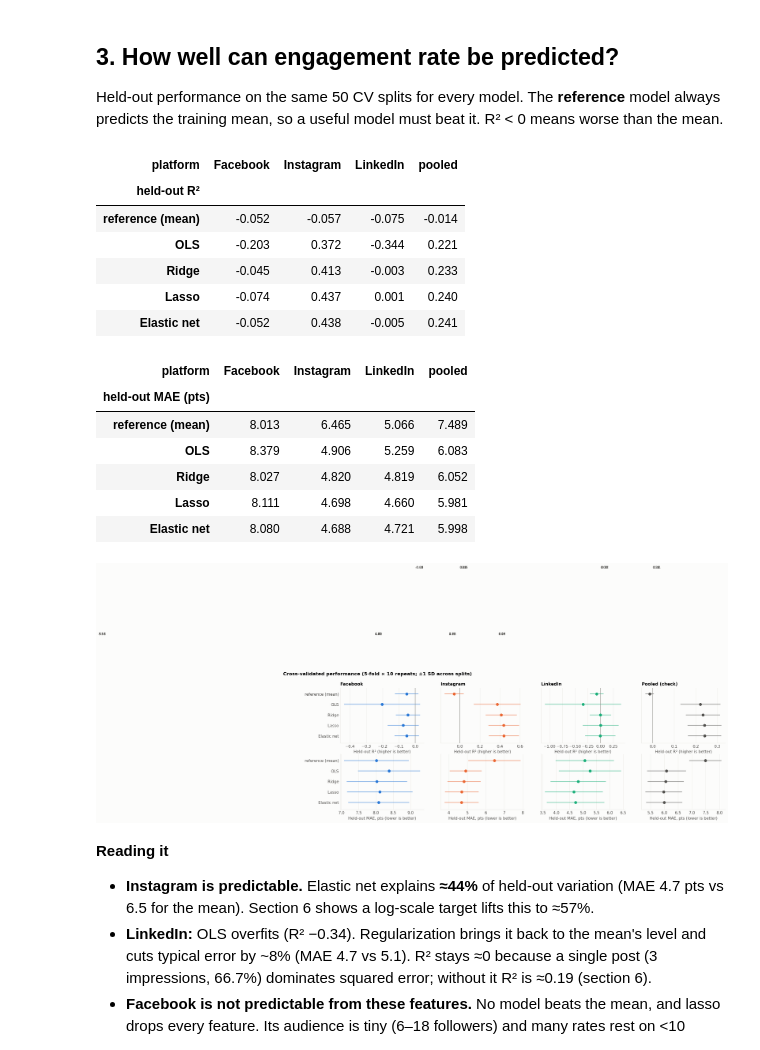
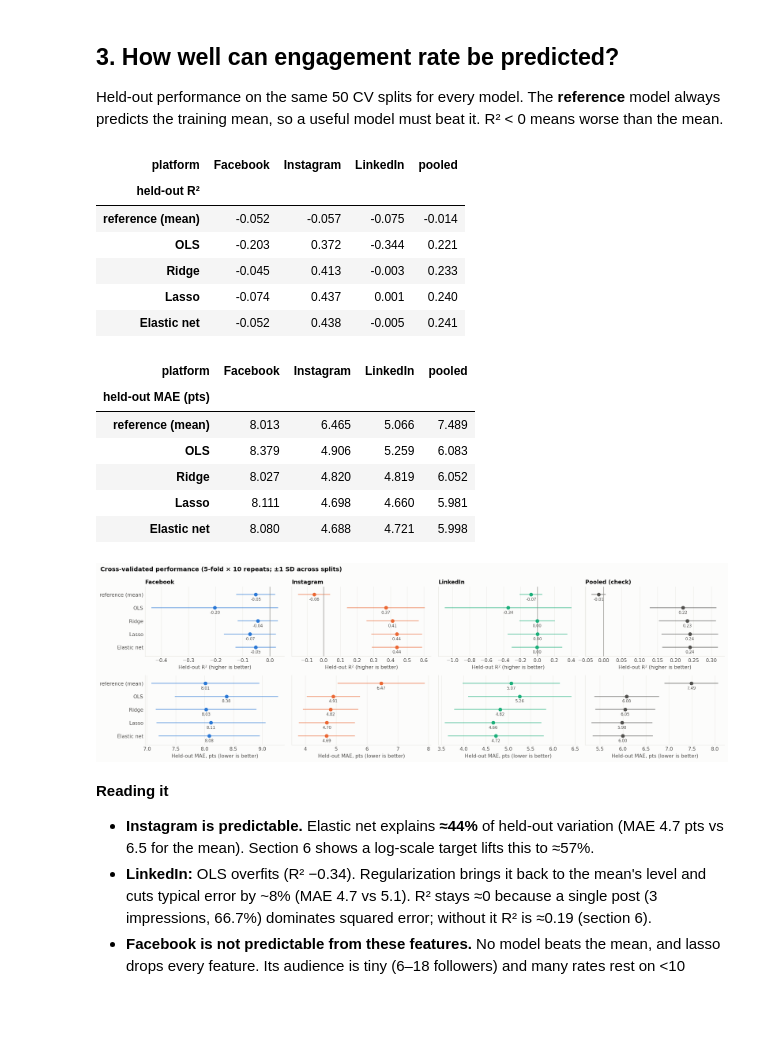
Before and after one commit to GraceSchmidt1/MSDS-Capstone-26, a Jupyter notebook: notebooks/02_regression_engagement_rate.ipynb, the cells around one changed output. Saved outputs shown, nothing was run; the diff lists cells and outputs as text; code cells hidden in the pictures; blank space fills up the shorter version.

Commit message:
Housekeeping: requirements.txt; notebook 02 redraws the CV chart

```diff
--- a/notebooks/02_regression_engagement_rate.ipynb
+++ b/notebooks/02_regression_engagement_rate.ipynb
@@ -125,28 +125,33 @@ training mean, so a useful model must beat it. R² < 0 means worse than the mean
 # %%
 cv = read(MAIN, "cv_summary.csv")
 display(cv.pivot(index="model", columns="platform", values="r2_mean")
         .reindex(["reference (mean)", "OLS", "Ridge", "Lasso", "Elastic net"])
         .rename_axis("held-out R²"))
 display(cv.pivot(index="model", columns="platform", values="mae_mean")
         .reindex(["reference (mean)", "OLS", "Ridge", "Lasso", "Elastic net"])
         .rename_axis("held-out MAE (pts)"))
-fig(MAIN, "cv_performance.png")
+# The run folder's cv_performance.png has broken value labels (plot bug fixed after this run, commit 8fa1bd2),
+# so the chart is redrawn here from the run's own cv_scores.csv with the fixed plotting code. Nothing is refit.
+from modeling import plots  # noqa: E402
+cv_fig = Path("figures/nb02_cv_performance.png")
+plots.cv_plot(read(MAIN, "cv_scores.csv"), CONFIG["platforms"] + ["pooled"], cv_fig)
+display(Image(filename=str(cv_fig), width=1100))
 # %% [output]
 | platform | Facebook | Instagram | LinkedIn | pooled |
 | held-out R² |  |  |  |  |
 | reference (mean) | -0.052 | -0.057 | -0.075 | -0.014 |
 | OLS | -0.203 | 0.372 | -0.344 | 0.221 |
 | Ridge | -0.045 | 0.413 | -0.003 | 0.233 |
 | Lasso | -0.074 | 0.437 | 0.001 | 0.240 |
 | Elastic net | -0.052 | 0.438 | -0.005 | 0.241 |
 | platform | Facebook | Instagram | LinkedIn | pooled |
 | held-out MAE (pts) |  |  |  |  |
 | reference (mean) | 8.013 | 6.465 | 5.066 | 7.489 |
 | OLS | 8.379 | 4.906 | 5.259 | 6.083 |
 | Ridge | 8.027 | 4.820 | 4.819 | 6.052 |
 | Lasso | 8.111 | 4.698 | 4.660 | 5.981 |
 | Elastic net | 8.080 | 4.688 | 4.721 | 5.998 |
-[figure, old version]
+[figure, new version]
 # %% [markdown]
 **Reading it**
 - **Instagram is predictable.** Elastic net explains **≈44%** of held-out variation (MAE 4.7 pts vs 6.5 for the mean).
```
Also changed, not shown: 4 other files.
